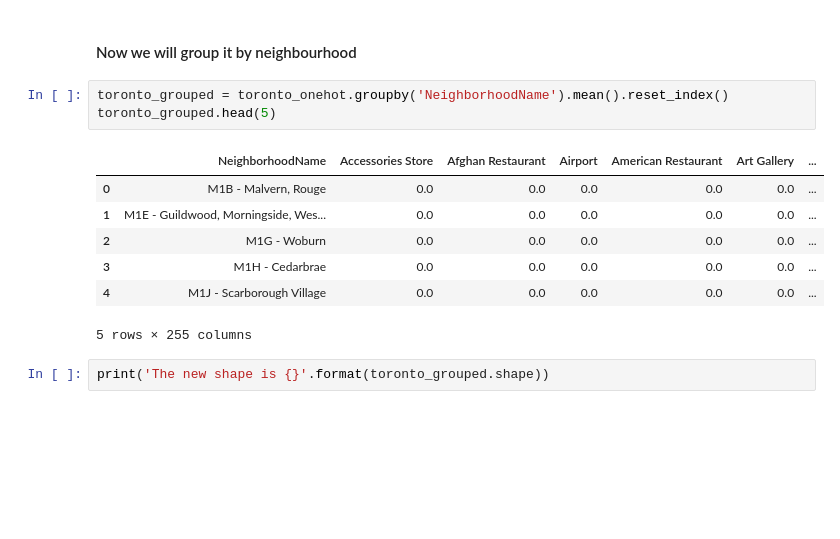
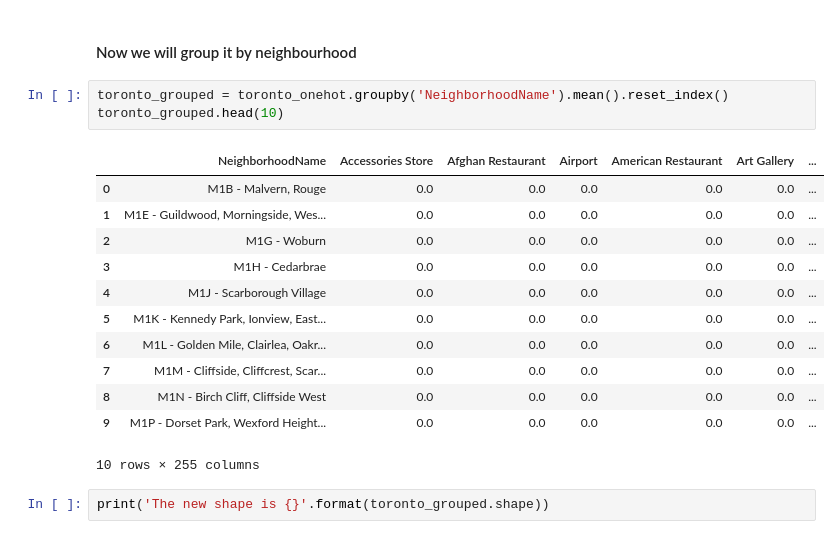
Before and after one commit to jrkumelys/Coursera_Capstone, a Jupyter notebook: Toronto Neighborhoods.ipynb, the cells around one changed output. Drawn from its saved outputs; the diff is of its cells as text; blank space fills up the shorter version.

```diff
--- a/Toronto Neighborhoods.ipynb
+++ b/Toronto Neighborhoods.ipynb
@@ -489,15 +515,20 @@ The new size, with categories of places on columns, is (2149, 254)
 #### Now we will group it by neighbourhood
 # %%
 toronto_grouped = toronto_onehot.groupby('NeighborhoodName').mean().reset_index()
-toronto_grouped.head(5)
+toronto_grouped.head(10)
 # %% [output]
 |  | NeighborhoodName | Accessories Store | Afghan Restaurant | Airport | American Restaurant | Art Gallery | ... |
 | 0 | M1B - Malvern, Rouge | 0.0 | 0.0 | 0.0 | 0.0 | 0.0 | ... |
 | 1 | M1E - Guildwood, Morningside, Wes... | 0.0 | 0.0 | 0.0 | 0.0 | 0.0 | ... |
 | 2 | M1G - Woburn | 0.0 | 0.0 | 0.0 | 0.0 | 0.0 | ... |
 | 3 | M1H - Cedarbrae | 0.0 | 0.0 | 0.0 | 0.0 | 0.0 | ... |
 | 4 | M1J - Scarborough Village | 0.0 | 0.0 | 0.0 | 0.0 | 0.0 | ... |
+| 5 | M1K - Kennedy Park, Ionview, East... | 0.0 | 0.0 | 0.0 | 0.0 | 0.0 | ... |
+| 6 | M1L - Golden Mile, Clairlea, Oakr... | 0.0 | 0.0 | 0.0 | 0.0 | 0.0 | ... |
+| 7 | M1M - Cliffside, Cliffcrest, Scar... | 0.0 | 0.0 | 0.0 | 0.0 | 0.0 | ... |
+| 8 | M1N - Birch Cliff, Cliffside West | 0.0 | 0.0 | 0.0 | 0.0 | 0.0 | ... |
+| 9 | M1P - Dorset Park, Wexford Height... | 0.0 | 0.0 | 0.0 | 0.0 | 0.0 | ... |
-5 rows × 255 columns
+10 rows × 255 columns
 # %%
 print('The new shape is {}'.format(toronto_grouped.shape))
 # %% [output]
```
Also changed, not shown: parts of 15 cells of this notebook.
